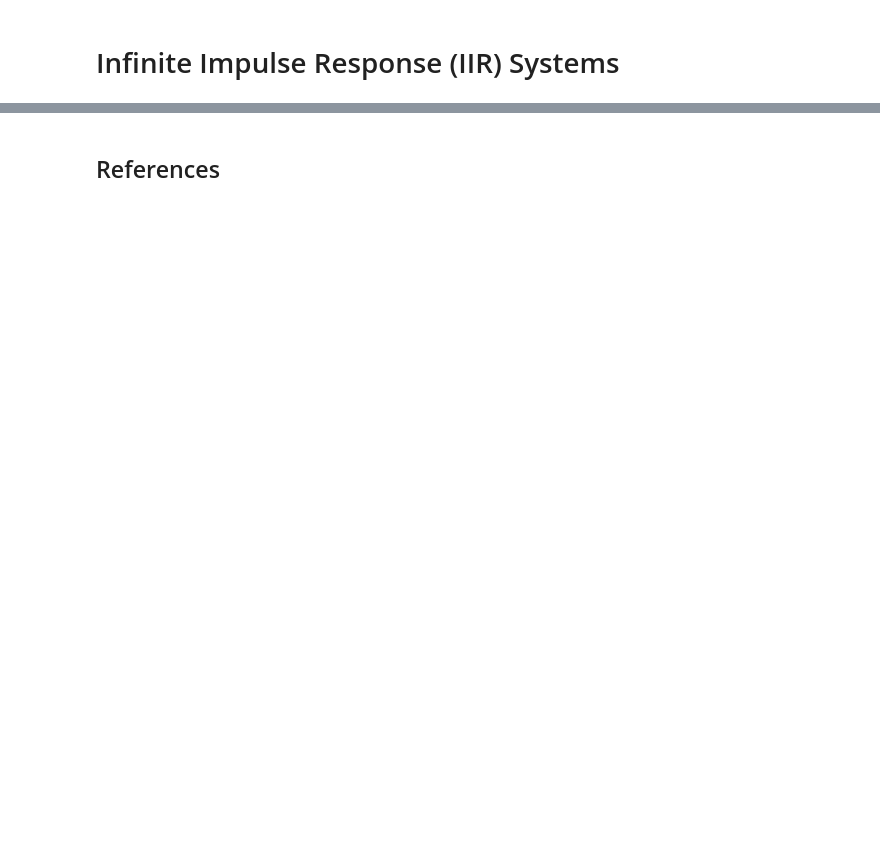
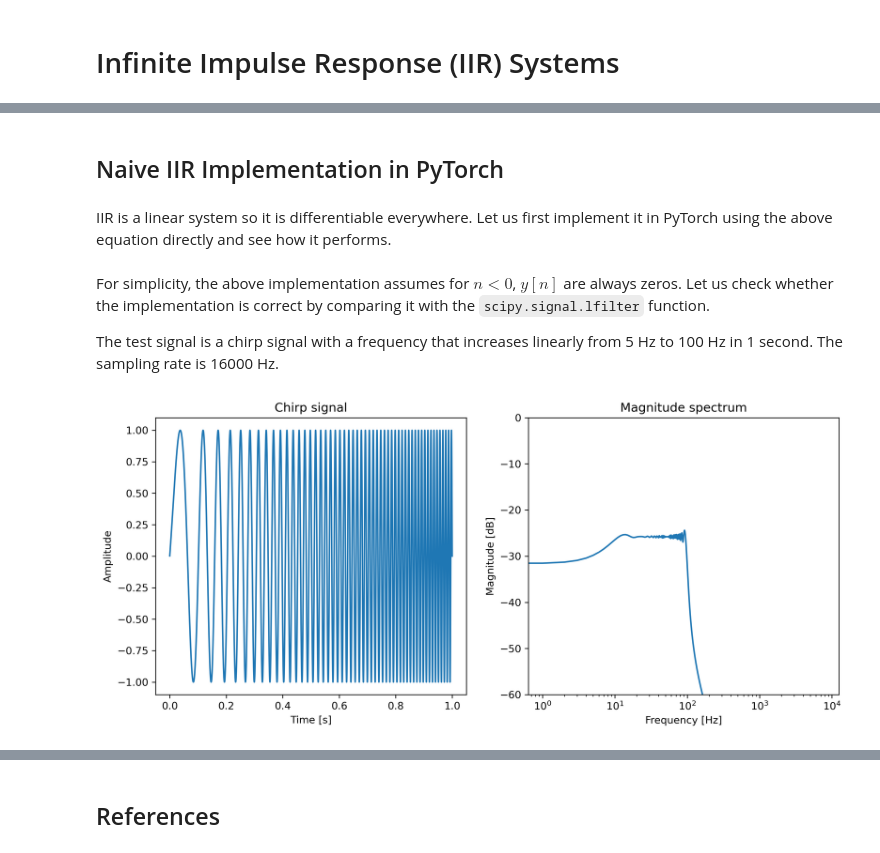
Before and after one commit to intro2ddsp/intro2ddsp.github.io, a Jupyter notebook: filters/iir.ipynb, the cells around one changed output, grey strips where cells are left out. Cells and saved outputs as stored; diff of their text form; code cells hidden in the pictures; blank space fills up the shorter version.

Commit message:
draft: naive iir

```diff
--- a/filters/iir.ipynb
+++ b/filters/iir.ipynb
@@ -34,0 +29,4 @@ This also implies that they are cheaper to compute.
+# %% [markdown]
+## Naive IIR Implementation in PyTorch
+# %% [markdown]
+IIR is a linear system so it is differentiable everywhere. Let us first implement it in PyTorch using the above equation directly and see how it performs.
@@ -34,0 +57,35 @@ This also implies that they are cheaper to compute.
+# %% [markdown]
+For simplicity, the above implementation assumes for $n < 0$, $y[n]$ are always zeros. Let us check whether the implementation is correct by comparing it with the `scipy.signal.lfilter` function.
+
+The test signal is a chirp signal with a frequency that increases linearly from 5 Hz to 100 Hz in 1 second. The sampling rate is 16000 Hz.
+# %%
+def chirp(T: int, start_freq: float, end_freq: float, fs: float):
+    """
+    Generate chirp signal.
+    """
+    angular_freq = np.linspace(start_freq, end_freq, T) / fs
+    phase = np.cumsum(angular_freq)
+    return np.sin(2 * np.pi * phase)
+
+fs = 16000
+T = 16000
+start_freq = 5
+end_freq = 100
+test_signal = chirp(T, start_freq, end_freq, fs)
+
+fig = plt.figure(figsize=(12, 5), dpi=300)
+plt.subplot(1, 2, 1)
+plt.plot(np.arange(T) / fs, test_signal)
+plt.xlabel("Time [s]")
+plt.ylabel("Amplitude")
+plt.title("Chirp signal")
+plt.subplot(1, 2, 2)
+plt.magnitude_spectrum(test_signal, Fs=fs, scale='dB', window=signal.windows.boxcar(T))
+plt.xlabel("Frequency [Hz]")
+plt.ylabel("Magnitude [dB]")
+plt.xscale("log")
+plt.ylim(-60, 0)
+plt.title("Magnitude spectrum")
+plt.show()
+# %% [output]
+[figure, added]
```
Also changed, not shown: parts of 15 cells of this notebook.
